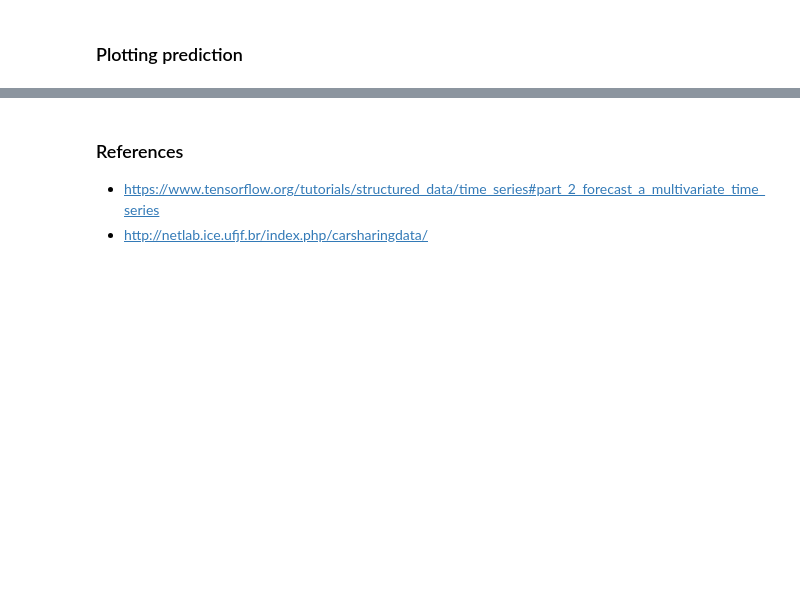
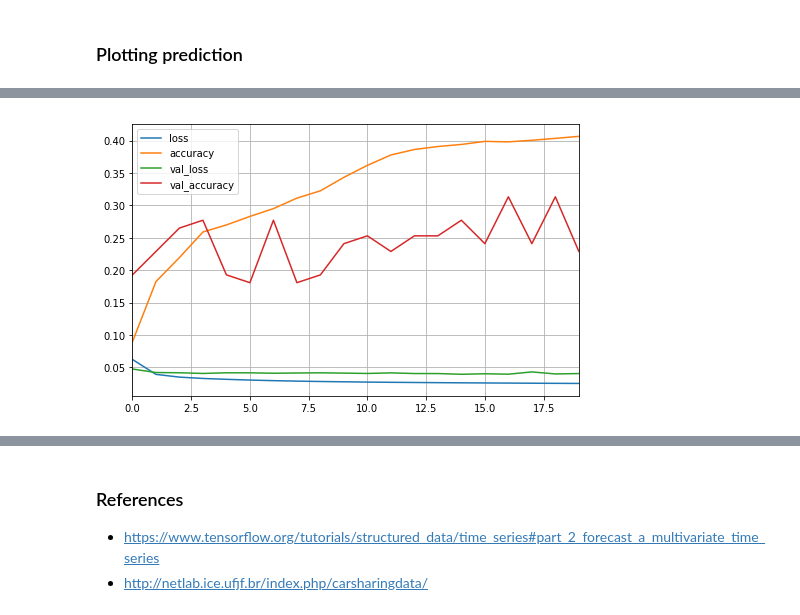
Before and after one commit to netlabufjf/timeseries-forecast, a Jupyter notebook: LSTMAnalysis.ipynb, the cells around one changed output, grey strips where cells are left out. Saved outputs shown, nothing was run; the diff lists cells and outputs as text; code cells hidden in the pictures; blank space fills up the shorter version.

```diff
--- a/LSTMAnalysis.ipynb
+++ b/LSTMAnalysis.ipynb
@@ -211,0 +206,3 @@ for x, y in evo_val.take(3):
+# %%
+print('Modo Model')
+modo_model, modo_history = lstm_model(modo_train, modo_val, modo_shape, epochs=20)
@@ -211,0 +227,5 @@ for x, y in evo_val.take(3):
+# %%
+plot_train_history(modo_history,
+                   'Training and validation loss')
+# %% [output]
+[figure, added]
```
Also changed, not shown: parts of 19 cells of this notebook, 1 other file.
